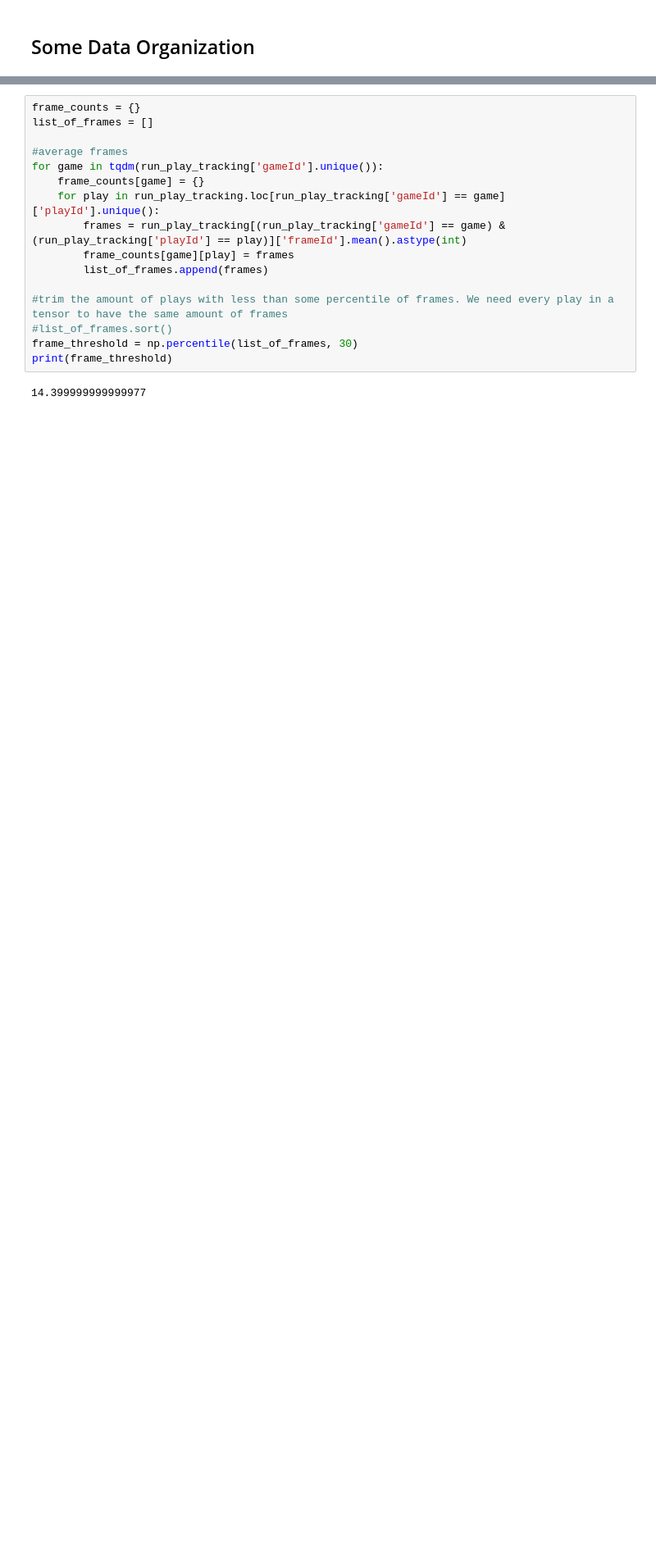
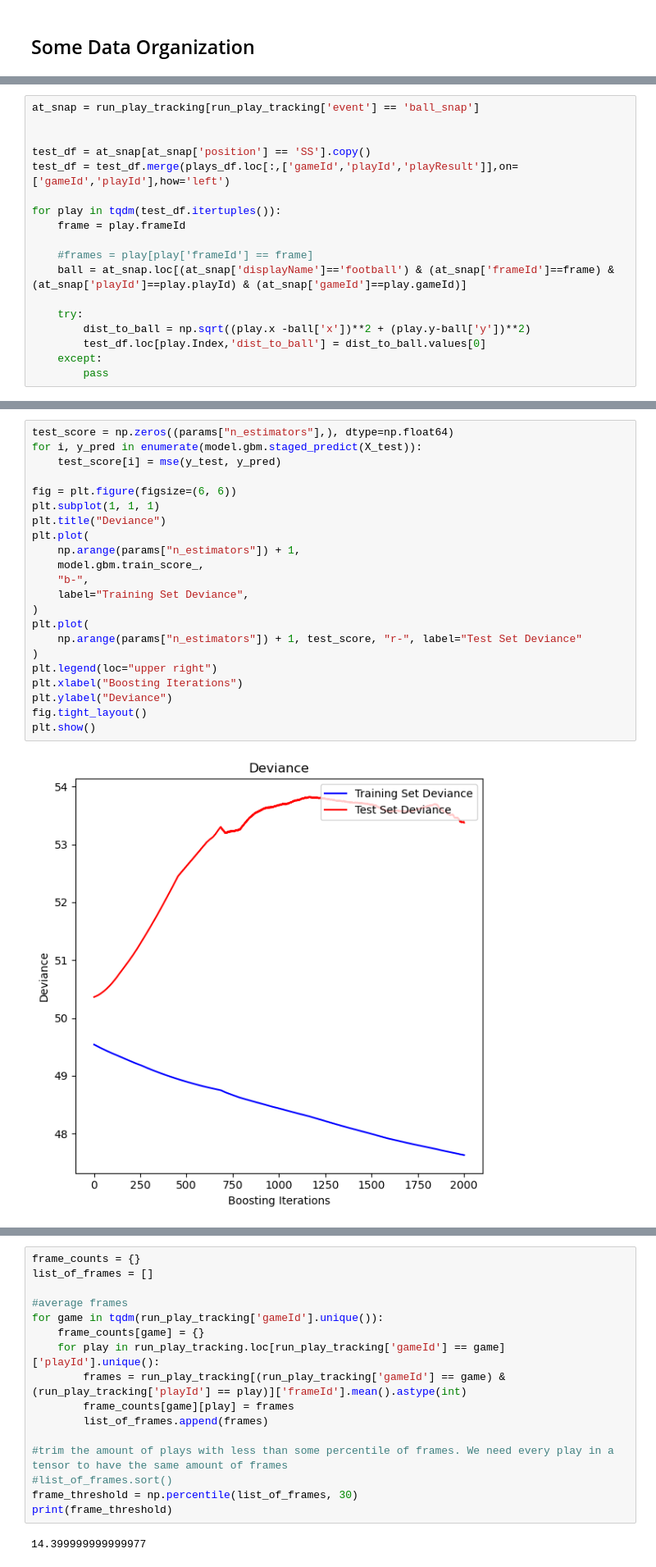
Before and after one commit to ab5525/nfl_data_2024, a Jupyter notebook: basicModel.ipynb, the cells around one changed output, grey strips where cells are left out. Shown: that part at 82% size. Saved outputs shown, nothing was run; the diff lists cells and outputs as text; blank space fills up the shorter version.

Commit message:
basic gb and rf model

```diff
--- a/basicModel.ipynb
+++ b/basicModel.ipynb
@@ -119,0 +132,18 @@ Will only look at x,y,s,a,dis(or o)
+# %%
+at_snap = run_play_tracking[run_play_tracking['event'] == 'ball_snap']
+
+
+test_df = at_snap[at_snap['position'] == 'SS'].copy()
+test_df = test_df.merge(plays_df.loc[:,['gameId','playId','playResult']],on=['gameId','playId'],how='left')
+
+for play in tqdm(test_df.itertuples()):
+    frame = play.frameId
+
+    #frames = play[play['frameId'] == frame]
+    ball = at_snap.loc[(at_snap['displayName']=='football') & (at_snap['frameId']==frame) & (at_snap['playId']==play.playId) & (at_snap['gameId']==play.gameId)]
+
+    try:
+        dist_to_ball = np.sqrt((play.x -ball['x'])**2 + (play.y-ball['y'])**2)
+        test_df.loc[play.Index,'dist_to_ball'] = dist_to_ball.values[0]
+    except:
+        pass
@@ -119,0 +289,24 @@ Will only look at x,y,s,a,dis(or o)
+# %%
+test_score = np.zeros((params["n_estimators"],), dtype=np.float64)
+for i, y_pred in enumerate(model.gbm.staged_predict(X_test)):
+    test_score[i] = mse(y_test, y_pred)
+
+fig = plt.figure(figsize=(6, 6))
+plt.subplot(1, 1, 1)
+plt.title("Deviance")
+plt.plot(
+    np.arange(params["n_estimators"]) + 1,
+    model.gbm.train_score_,
+    "b-",
+    label="Training Set Deviance",
+)
+plt.plot(
+    np.arange(params["n_estimators"]) + 1, test_score, "r-", label="Test Set Deviance"
+)
+plt.legend(loc="upper right")
+plt.xlabel("Boosting Iterations")
+plt.ylabel("Deviance")
+fig.tight_layout()
+plt.show()
+# %% [output]
+[figure, added]
```
Also changed, not shown: parts of 10 cells of this notebook, 2 other files.
